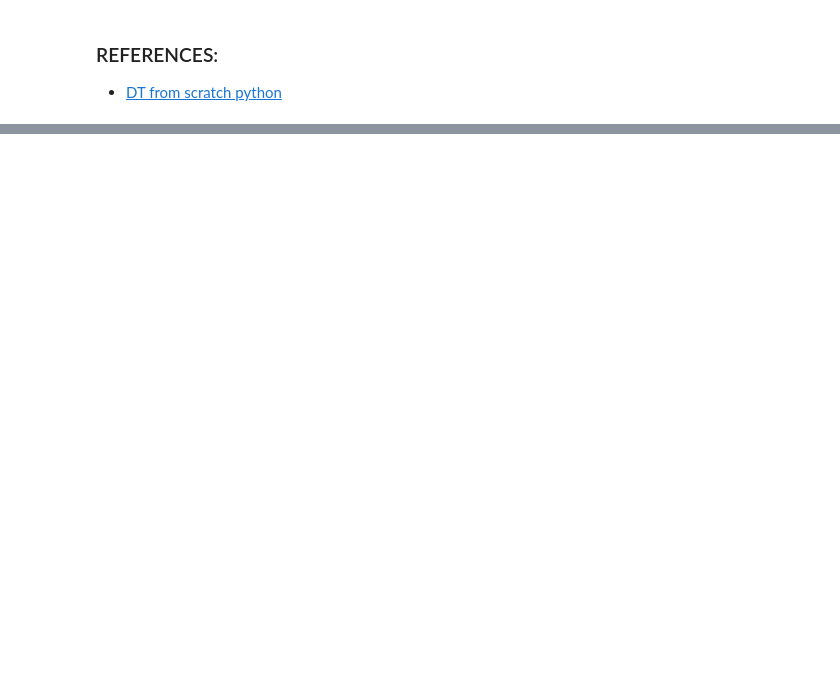
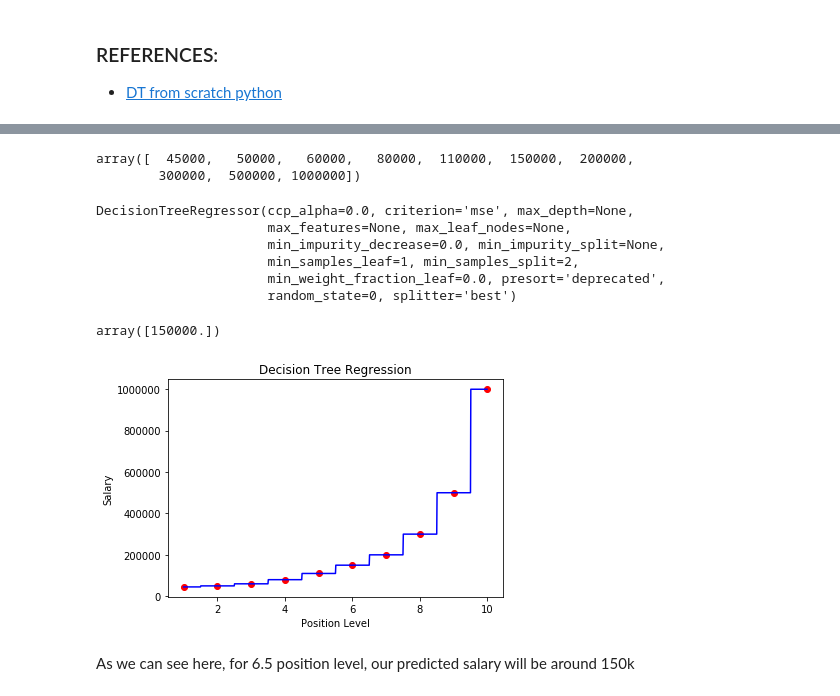
Before and after one commit to ZER-0-NE/ML_problems, a Jupyter notebook: ML-practice/Supervised Learning/Decision Tree/decision_tree.ipynb, the cells around one changed output, grey strips where cells are left out. Drawn from its saved outputs; the diff is of its cells as text; code cells hidden in the pictures; blank space fills up the shorter version.

```diff
--- a/ML-practice/Supervised Learning/Decision Tree/decision_tree.ipynb
+++ b/ML-practice/Supervised Learning/Decision Tree/decision_tree.ipynb
@@ -755,0 +778,3 @@ This is not too far from but still worse than the complexity of the Scikit-Learn
+# %%
+X = dataset.iloc[:, 1:2].values
+X
@@ -755,0 +792,38 @@ This is not too far from but still worse than the complexity of the Scikit-Learn
+# %%
+y = dataset.iloc[:, -1].values
+y
+# %% [output]
+array([  45000,   50000,   60000,   80000,  110000,  150000,  200000,
+        300000,  500000, 1000000])
+# %%
+from sklearn.tree import DecisionTreeRegressor
+regressor = DecisionTreeRegressor(random_state = 0)
+# %%
+regressor.fit(X, y)
+# %% [output]
+DecisionTreeRegressor(ccp_alpha=0.0, criterion='mse', max_depth=None,
+                      max_features=None, max_leaf_nodes=None,
+                      min_impurity_decrease=0.0, min_impurity_split=None,
+                      min_samples_leaf=1, min_samples_split=2,
+                      min_weight_fraction_leaf=0.0, presort='deprecated',
+                      random_state=0, splitter='best')
+# %%
+y_pred = regressor.predict(np.array(6.5).reshape(1, -1))
+y_pred
+# %% [output]
+array([150000.])
+# %%
+# Visualizing the results for higher resolution and smoother curve
+
+X_grid = np.arange(min(X), max(X), 0.01) # 0.01 describes the resolution
+X_grid = X_grid.reshape(len(X_grid), 1)
+plt.scatter(X, y, color = 'red')
+plt.plot(X_grid, regressor.predict(X_grid), color = 'blue')
+plt.title("Decision Tree Regression")
+plt.xlabel('Position Level')
+plt.ylabel('Salary')
+plt.show()
+# %% [output]
+[figure, added]
+# %% [markdown]
+As we can see here, for 6.5 position level, our predicted salary will be around 150k
```
Also changed, not shown: parts of 5 cells of this notebook, 1 other file.
